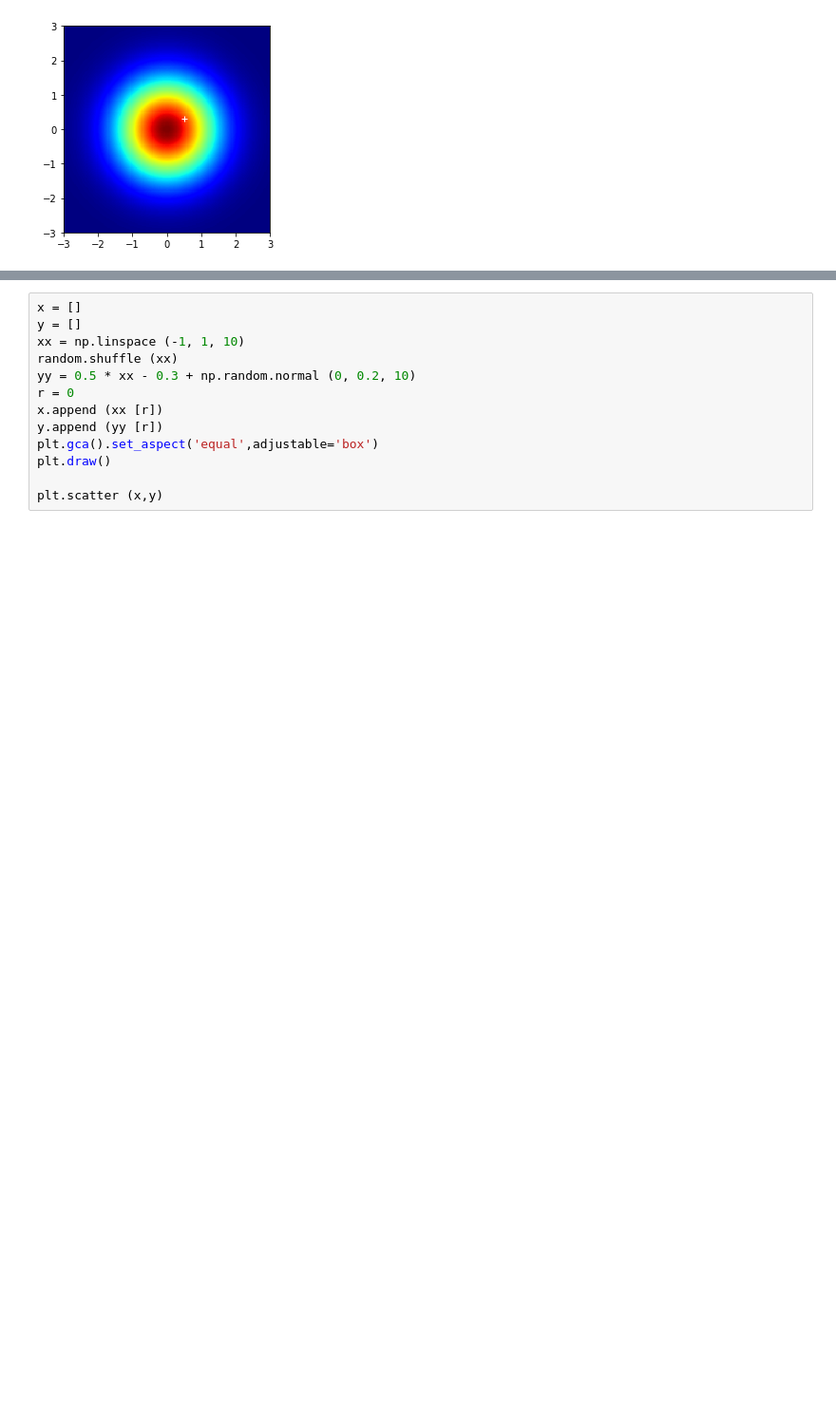
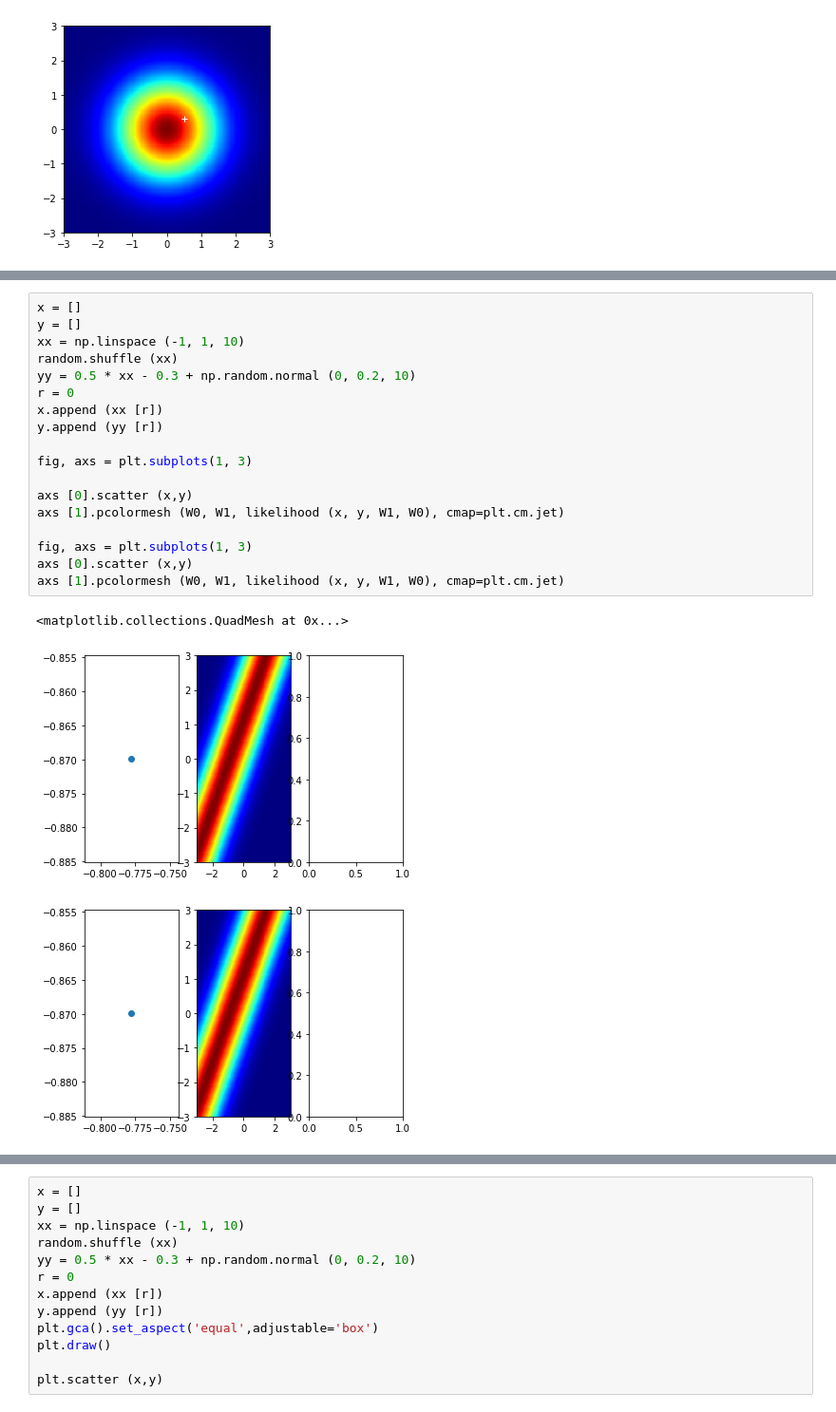
Before and after one commit to AnkitDimri/Machine-Learning, a Jupyter notebook: prior_posterior.ipynb, the cells around one changed output, grey strips where cells are left out. Shown: that part at 95% size. Cells and saved outputs as stored; diff of their text form; blank space fills up the shorter version.

```diff
--- a/prior_posterior.ipynb
+++ b/prior_posterior.ipynb
@@ -31,0 +42,22 @@ plt.pcolormesh (W0, W1, norm.pdf (W0) * norm.pdf (W1), cmap=plt.cm.jet)
+# %%
+x = []
+y = []
+xx = np.linspace (-1, 1, 10)
+random.shuffle (xx)
+yy = 0.5 * xx - 0.3 + np.random.normal (0, 0.2, 10)
+r = 0
+x.append (xx [r])
+y.append (yy [r])
+
+fig, axs = plt.subplots(1, 3)
+
+axs [0].scatter (x,y)
+axs [1].pcolormesh (W0, W1, likelihood (x, y, W1, W0), cmap=plt.cm.jet)
+
+fig, axs = plt.subplots(1, 3)
+axs [0].scatter (x,y)
+axs [1].pcolormesh (W0, W1, likelihood (x, y, W1, W0), cmap=plt.cm.jet)
+# %% [output]
+<matplotlib.collections.QuadMesh at 0x...>
+[figure, added]
+[figure, added]
```
Also changed, not shown: parts of 3 cells of this notebook.
